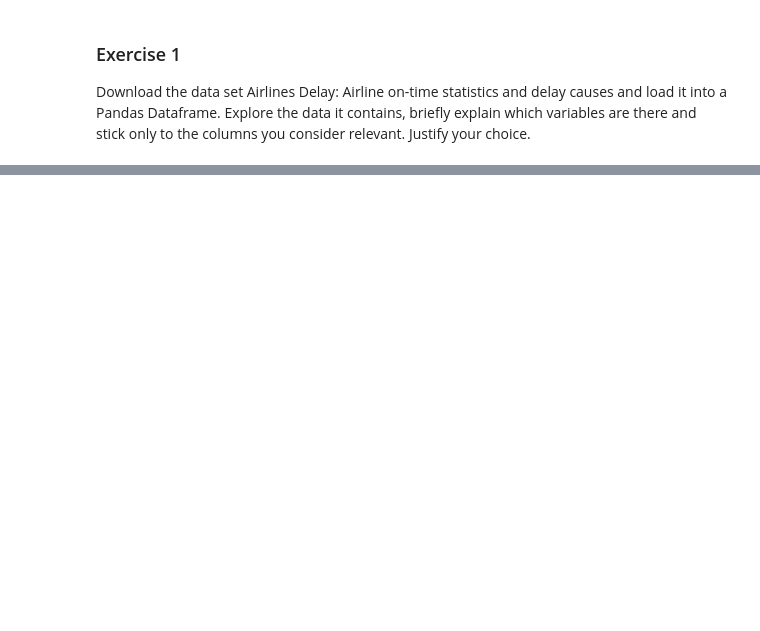
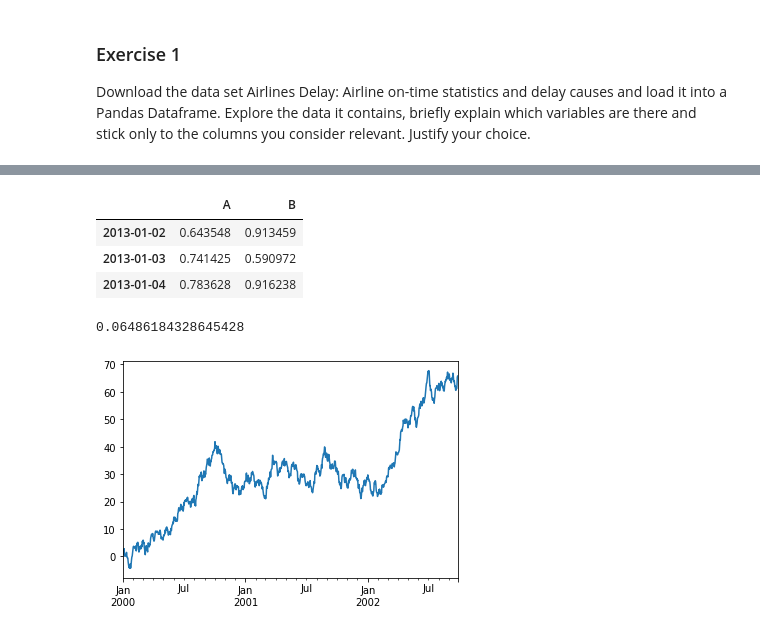
Before and after one commit to ddenebb/programacio_numerica, a Jupyter notebook: Tasca_M3_T02.ipynb, the cells around one changed output, grey strips where cells are left out. Drawn from its saved outputs; the diff is of its cells as text; code cells hidden in the pictures; blank space fills up the shorter version.

```diff
--- a/Tasca_M3_T02.ipynb
+++ b/Tasca_M3_T02.ipynb
@@ -44,0 +230,20 @@ ComputeError: ignored
+# %%
+df.loc["20130102":"20130104", ["A", "B"]]
+# %% [output]
+|  | A | B |
+| 2013-01-02 | 0.643548 | 0.913459 |
+| 2013-01-03 | 0.741425 | 0.590972 |
+| 2013-01-04 | 0.783628 | 0.916238 |
+# %%
+In [30]: df.loc[dates[0], "A"]
+# %% [output]
+0.06486184328645428
+# %%
+plt.close("all")
+ts = pd.Series(np.random.randn(1000), index=pd.date_range("1/1/2000", periods=1000))
+
+ts = ts.cumsum()
+
+ts.plot();
+# %% [output]
+[figure, added]
```
Also changed, not shown: parts of 20 cells of this notebook.
